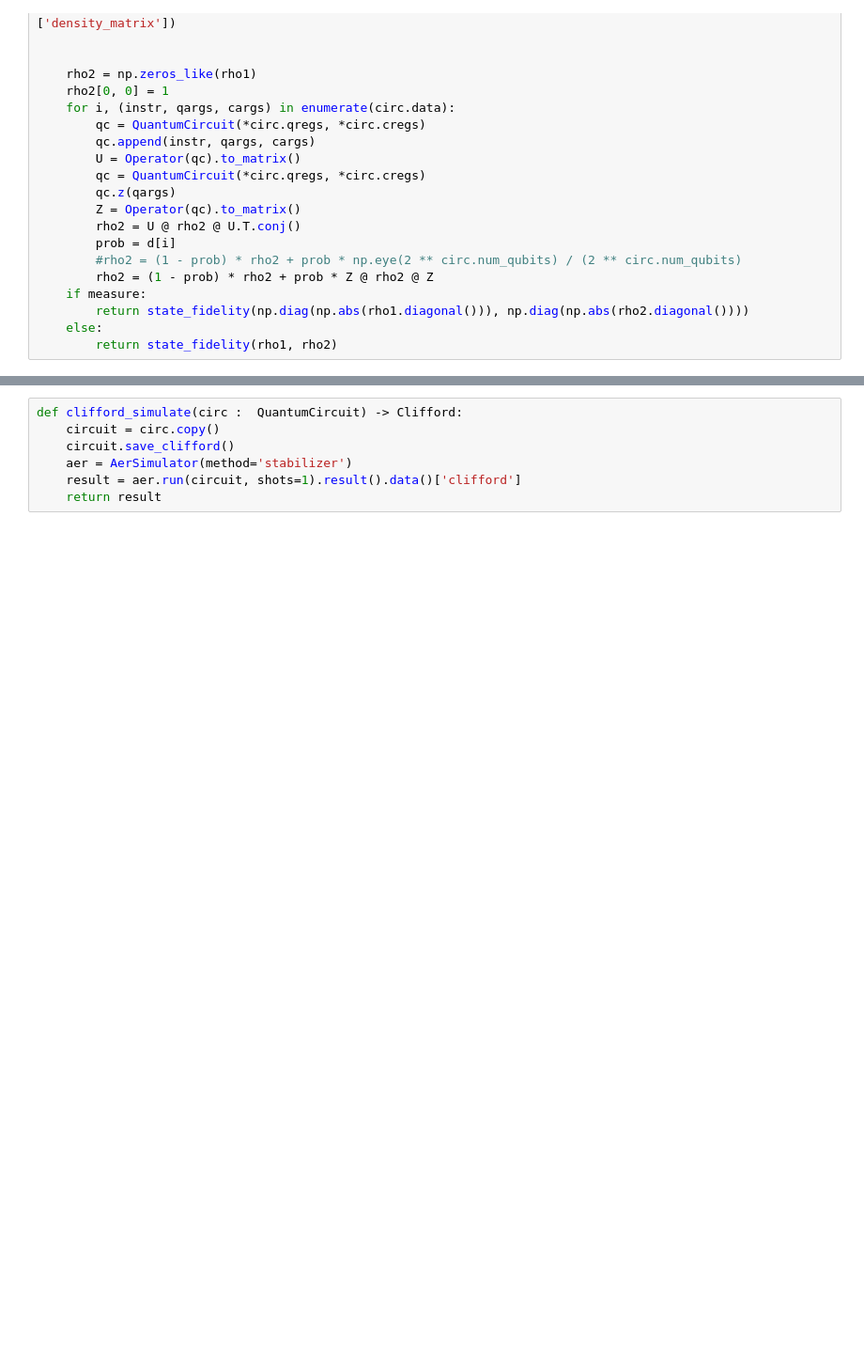
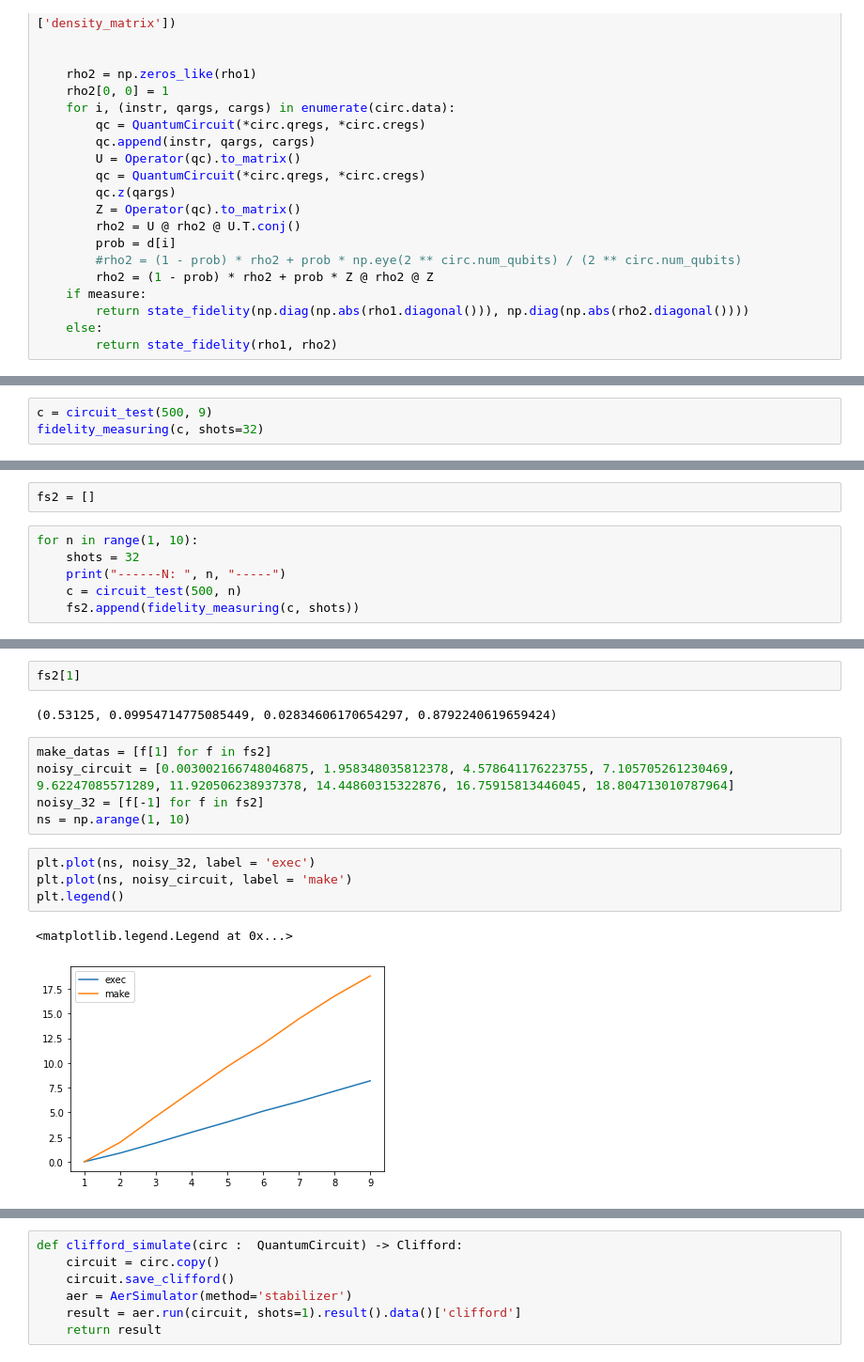
Before and after one commit to nolongerlaugh/Clifford-Opt, a Jupyter notebook: clifford.ipynb, the cells around one changed output, grey strips where cells are left out. Shown: that part at 94% size. Drawn from its saved outputs; the diff is of its cells as text; blank space fills up the shorter version.

```diff
--- a/clifford.ipynb
+++ b/clifford.ipynb
@@ -374,0 +437,3 @@ def fidelity_measuring(circuit : QuantumCircuit, shots=1000):
+# %%
+c = circuit_test(500, 9)
+fidelity_measuring(c, shots=32)
@@ -374,0 +450,8 @@ def fidelity_measuring(circuit : QuantumCircuit, shots=1000):
+# %%
+fs2 = []
+# %%
+for n in range(1, 10):
+    shots = 32
+    print("------N: ", n, "-----")
+    c = circuit_test(500, n)
+    fs2.append(fidelity_measuring(c, shots))
@@ -374,0 +476,16 @@ def fidelity_measuring(circuit : QuantumCircuit, shots=1000):
+# %%
+fs2[1]
+# %% [output]
+(0.53125, 0.09954714775085449, 0.02834606170654297, 0.8792240619659424)
+# %%
+make_datas = [f[1] for f in fs2]
+noisy_circuit = [0.003002166748046875, 1.958348035812378, 4.578641176223755, 7.105705261230469, 9.62247085571289, 11.920506238937378, 14.44860315322876, 16.75915813446045, 18.804713010787964]
+noisy_32 = [f[-1] for f in fs2]
+ns = np.arange(1, 10)
+# %%
+plt.plot(ns, noisy_32, label = 'exec')
+plt.plot(ns, noisy_circuit, label = 'make')
+plt.legend()
+# %% [output]
+<matplotlib.legend.Legend at 0x...>
+[figure, added]
```
Also changed, not shown: parts of 14 cells of this notebook, 6 other files.
